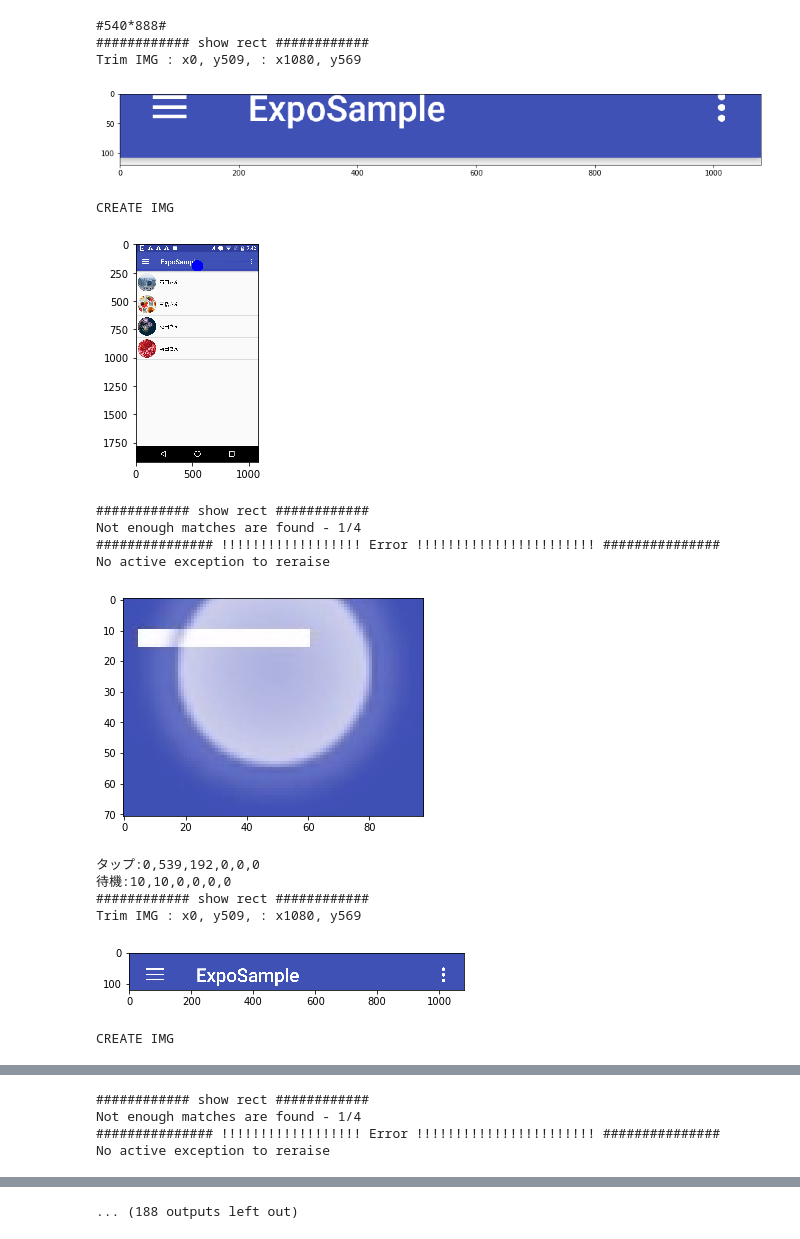
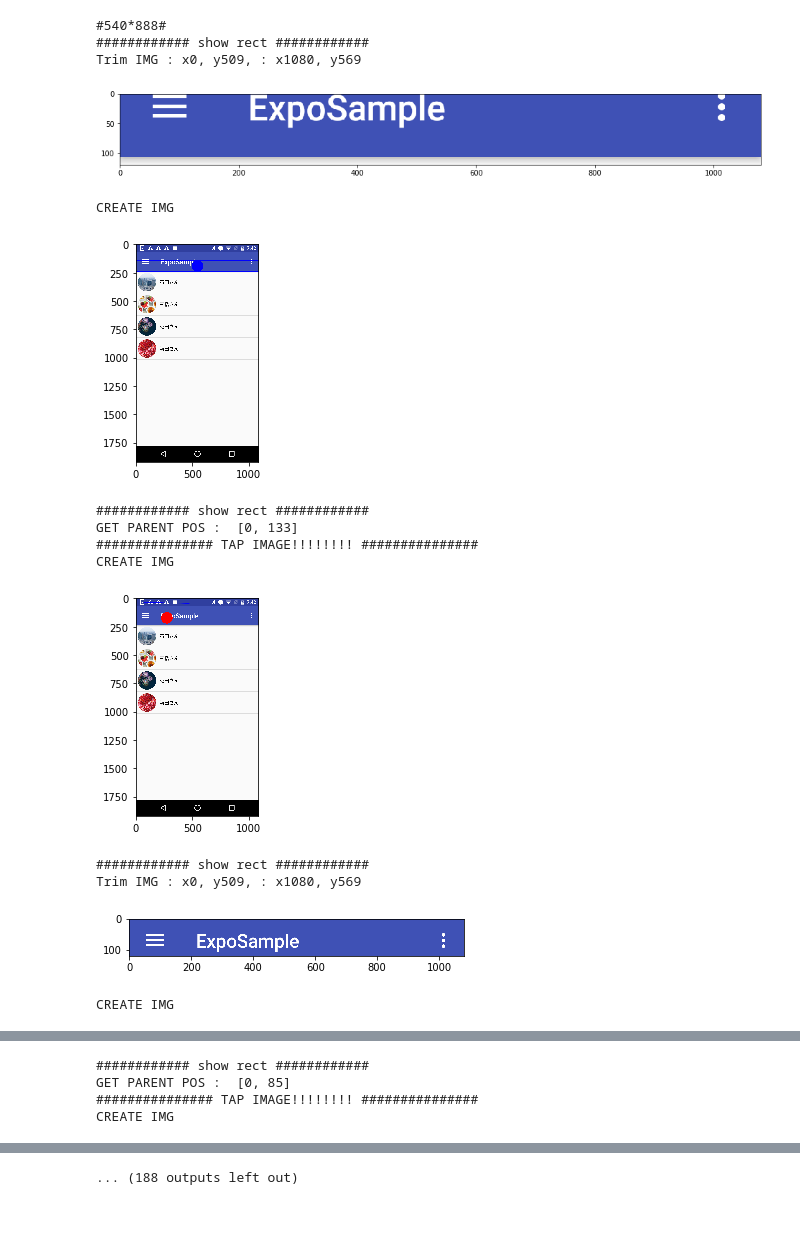
Before and after one commit to nitoage/machine-learning, a Jupyter notebook: compare-features/try_compare.ipynb, the cells around one changed output, grey strips where cells are left out. Drawn from its saved outputs; the diff is of its cells as text; code cells hidden in the pictures.

```diff
--- a/compare-features/try_compare.ipynb
+++ b/compare-features/try_compare.ipynb
@@ -130,11 +131,13 @@ class CompareFeatures():
                 self.base = trim_img[int(center[1])-60:int(center[1])+60, 0:width]
                 print("Trim IMG : x{2}, y{0}, : x{3}, y{1}".format(int(center[0])-30,int(center[0])+30,0,width))
                 self.view_matplot(self.base)
-                self.parent_img['base']=self.base.copy()
+                self.parent_img['base']=tgt_img
                 show_img=tgt_img.copy()
+                clour=(255,0,0)
             else:
                 print("############### TAP IMAGE!!!!!!!! ###############")
                 show_img = self.parent_img['base']
+                clour=(0,0,255)
                 self.base = None
                 self.parent_postion = []
                 self.parent_img = {}
@@ -144,7 +147,7 @@ class CompareFeatures():
                 return (0,0)
 
             img2 = cv2.polylines(show_img,[np.int32(dst)],True,255,3, cv2.LINE_AA)
-            cv2.circle(img2, center, 50, (255, 0, 0), -1)
+            cv2.circle(img2, (int(center[0]),int(center[1])), 50, clour, -1)
             print("CREATE IMG")
             self.view_matplot(img2)
             return center
@@ -254,53 +257,59 @@ if __name__ == '__main__':
     f = open('base_senario.json', 'r')
     data = json.load(f)
     # print(data)
     # 解像度
     scale='#540*888#'
     print(scale)
     cf = CompareFeatures()
     for key in data:
         bs=data[key]
         try:
             pos = ()
     #         print(bs['line']['base'], " : ", bs['line']['match'])
             cf.load_imgs(bs['line']['base'],bs['line']['match'],scale=(1,bs['line']['scale']))
     #         print(type(cf.base), type(cf.match))
     #         cf.get_postion(IS_PARENT=True)
             pos = cf.show_rect(IS_PARENT=True)
     #         print("################### PARENT Finish ###################")
     #         print(bs['tap']['base'], " : ", bs['tap']['match'])
             cf.load_imgs(bs['tap']['base'],bs['tap']['match'],scale=(1,bs['tap']['scale']))
     #         print(type(cf.base), type(cf.match))
 
 #             pos = cf.get_postion()
             pos = cf.show_rect()
         except Exception as e:
-            print("############### !!!!!!!!!!!!!!!!!! Error !!!!!!!!!!!!!!!!!!!!!!! ###############\n{0}\n".format(e))
-            cf.view_matplot(cf.match)
-            pass
-        if pos:
-            print("タップ:0,{0},{1},0,0,0".format(int(pos[0]),int(pos[1])))
-            print("待機:10,10,0,0,0,0")
+            if pos:
+                print("タップ:0,{0},{1},0,0,0".format(int(pos[0]),int(pos[1])))
+                print("待機:10,10,0,0,0,0")
+                show_img1=cf.parent_img['base']
+                show_img2=cf.match
+                cv2.circle(show_img1, (int(pos[0]),int(pos[1])), 50, (0,0,255), -1)
+                plt.subplot(1, 2, 1)
+                plt.imshow(cv2.cvtColor(show_img1, cv2.COLOR_BGR2RGB))
+                plt.subplot(1, 2, 2)
+                plt.imshow(cv2.cvtColor(show_img2, cv2.COLOR_BGR2RGB))
+                plt.show()
+            else:
+                print("############### !!!!!!!!!!!!!!!!!! Error !!!!!!!!!!!!!!!!!!!!!!! ###############\n{0}\n".format(traceback.format_exc()))
+                pass
 # %% [output]
 #540*888#
 ############ show rect ############
 Trim IMG : x0, y509, : x1080, y569
-[figure, old version]
+[figure, new version]
 CREATE IMG
-[figure, old version]
+[figure, new version]
 ############ show rect ############
-Not enough matches are found - 1/4
-############### !!!!!!!!!!!!!!!!!! Error !!!!!!!!!!!!!!!!!!!!!!! ###############
-No active exception to reraise
+GET PARENT POS :  [0, 133]
+############### TAP IMAGE!!!!!!!! ###############
+CREATE IMG
-[figure, old version]
+[figure, new version]
-タップ:0,539,192,0,0,0
-待機:10,10,0,0,0,0
 ############ show rect ############
 Trim IMG : x0, y509, : x1080, y569
 [figure]
 CREATE IMG
 [figure]
 ############ show rect ############
-Not enough matches are found - 1/4
-############### !!!!!!!!!!!!!!!!!! Error !!!!!!!!!!!!!!!!!!!!!!! ###############
-No active exception to reraise
+GET PARENT POS :  [0, 85]
+############### TAP IMAGE!!!!!!!! ###############
+CREATE IMG
```
Also changed, not shown: parts of 2 cells of this notebook, 1 other file.
